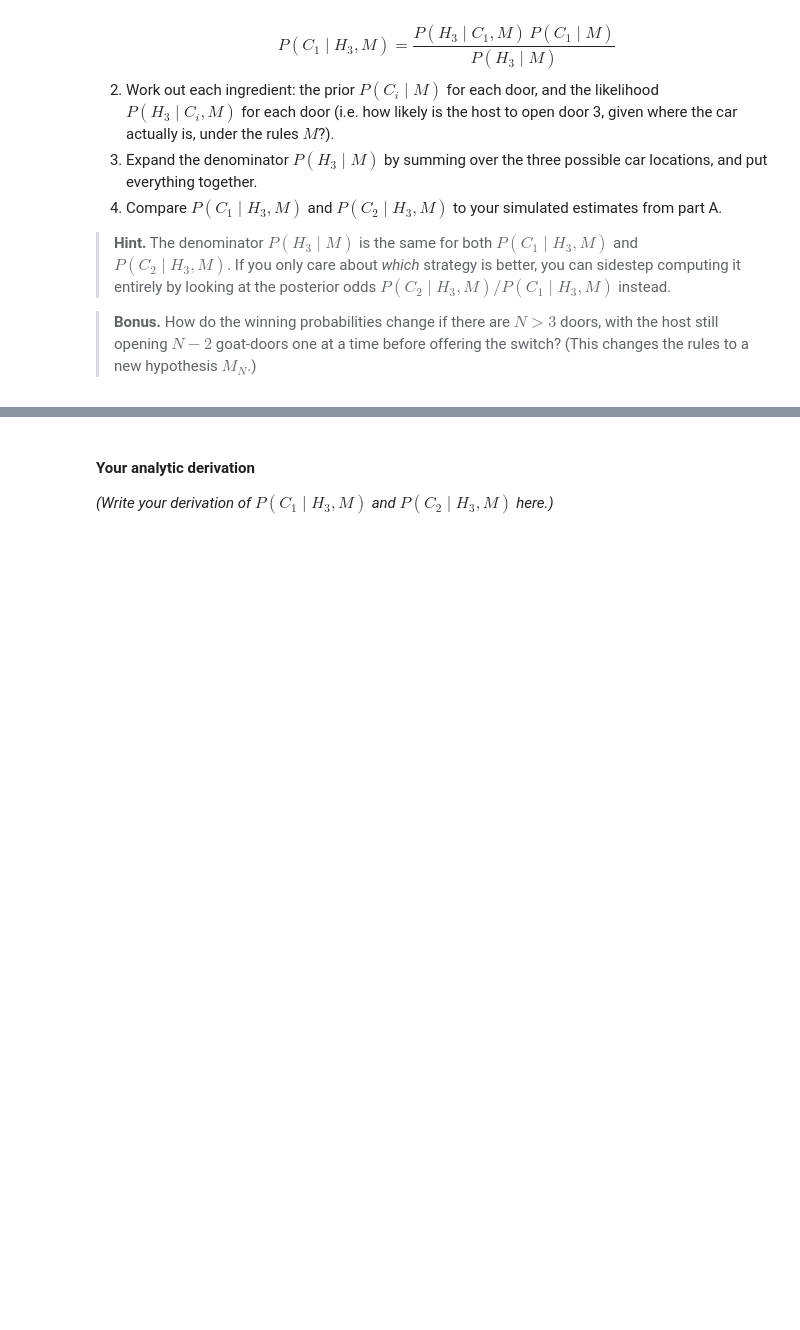
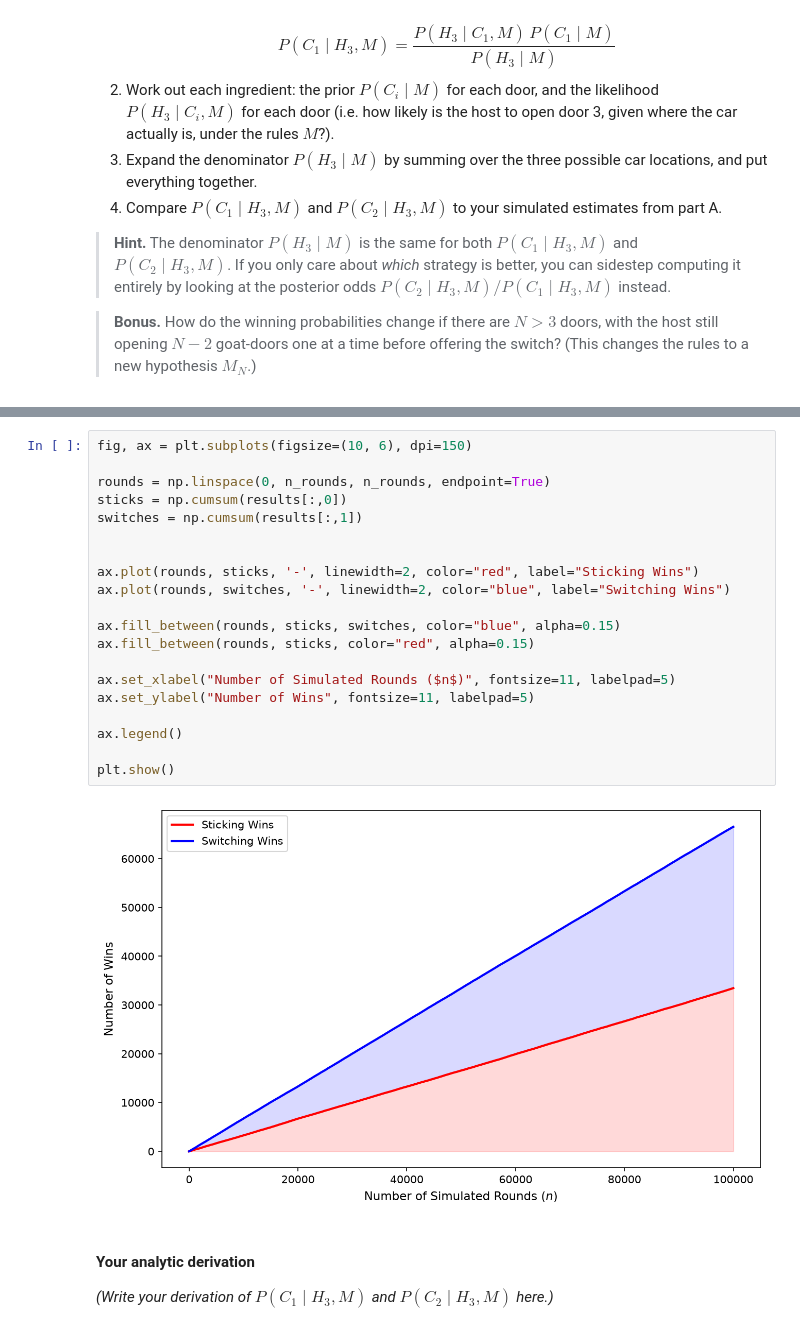
Before and after one commit to lorivandebroek/Bayesian-Stats-HS2026, a Jupyter notebook: my_exercise_solutions/week2_exercise_Laurent.ipynb, the cells around one changed output, grey strips where cells are left out. Saved outputs shown, nothing was run; the diff lists cells and outputs as text; blank space fills up the shorter version.

```diff
--- a/my_exercise_solutions/week2_exercise_Laurent.ipynb
+++ b/my_exercise_solutions/week2_exercise_Laurent.ipynb
@@ -177,3 +222,25 @@ $$P(C_1 \mid H_3, M) = \frac{P(H_3 \mid C_1, M)\,P(C_1 \mid M)}{P(H_3 \mid M)}$$
+# %%
+fig, ax = plt.subplots(figsize=(10, 6), dpi=150)
+
+rounds = np.linspace(0, n_rounds, n_rounds, endpoint=True)
+sticks = np.cumsum(results[:,0])
+switches = np.cumsum(results[:,1])
+
+
+ax.plot(rounds, sticks, '-', linewidth=2, color="red", label="Sticking Wins")
+ax.plot(rounds, switches, '-', linewidth=2, color="blue", label="Switching Wins")
+
+ax.fill_between(rounds, sticks, switches, color="blue", alpha=0.15)
+ax.fill_between(rounds, sticks, color="red", alpha=0.15)
+
+ax.set_xlabel("Number of Simulated Rounds ($n$)", fontsize=11, labelpad=5)
+ax.set_ylabel("Number of Wins", fontsize=11, labelpad=5)
+
+ax.legend()
+
+plt.show()
+# %% [output]
+[figure, added]
 # %% [markdown]
 #### Your analytic derivation
 
```
Also changed, not shown: parts of 2 cells of this notebook.
